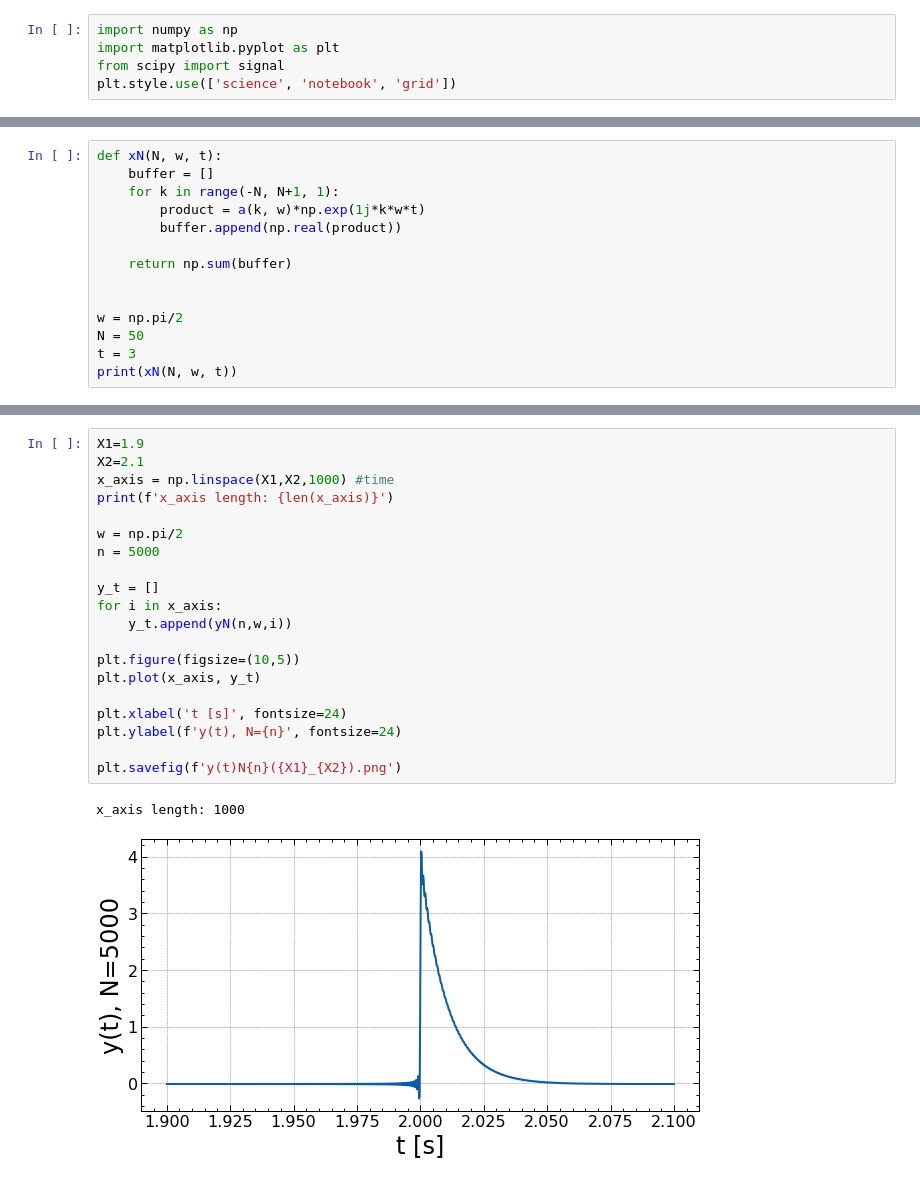
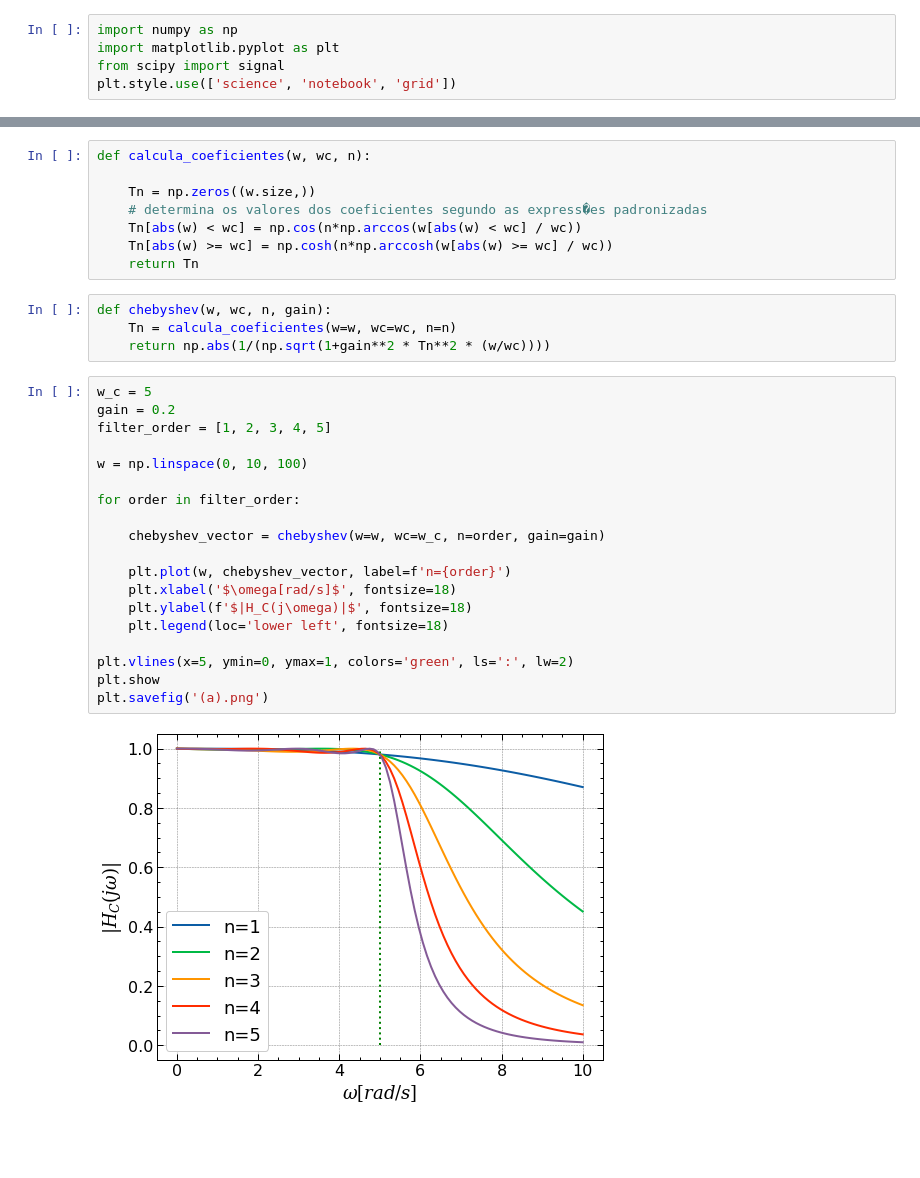
Before and after one commit to vquadrado/EFC3-Analise-de-Sinais, a Jupyter notebook: efc3_225357.ipynb, the cells around one changed output, grey strips where cells are left out. Drawn from its saved outputs; the diff is of its cells as text; blank space fills up the shorter version.

```diff
--- a/efc3_225357.ipynb
+++ b/efc3_225357.ipynb
@@ -23,14 +5,0 @@ a(k)
-# %%
-def xN(N, w, t):
-    buffer = []
-    for k in range(-N, N+1, 1):
-        product = a(k, w)*np.exp(1j*k*w*t)
-        buffer.append(np.real(product))
-
-    return np.sum(buffer)
-
-
-w = np.pi/2
-N = 50
-t = 3
-print(xN(N, w, t))
@@ -238,23 +6,33 @@ x_axis length: 10000
-# %%
-X1=1.9
-X2=2.1
-x_axis = np.linspace(X1,X2,1000) #time
-print(f'x_axis length: {len(x_axis)}')
-
-w = np.pi/2
-n = 5000
-
-y_t = []
-for i in x_axis:
-    y_t.append(yN(n,w,i))
-
-plt.figure(figsize=(10,5))
-plt.plot(x_axis, y_t)
-
-plt.xlabel('t [s]', fontsize=24)
-plt.ylabel(f'y(t), N={n}', fontsize=24)
-
-plt.savefig(f'y(t)N{n}({X1}_{X2}).png')
-# %% [output]
-x_axis length: 1000
-[figure, removed]
+# %%
+def calcula_coeficientes(w, wc, n):
+
+    Tn = np.zeros((w.size,))
+    # determina os valores dos coeficientes segundo as express�es padronizadas
+    Tn[abs(w) < wc] = np.cos(n*np.arccos(w[abs(w) < wc] / wc))
+    Tn[abs(w) >= wc] = np.cosh(n*np.arccosh(w[abs(w) >= wc] / wc))
+    return Tn
+# %%
+def chebyshev(w, wc, n, gain):
+    Tn = calcula_coeficientes(w=w, wc=wc, n=n)
+    return np.abs(1/(np.sqrt(1+gain**2 * Tn**2 * (w/wc))))
+# %%
+w_c = 5
+gain = 0.2
+filter_order = [1, 2, 3, 4, 5]
+
+w = np.linspace(0, 10, 100)
+
+for order in filter_order:
+
+    chebyshev_vector = chebyshev(w=w, wc=w_c, n=order, gain=gain)
+
+    plt.plot(w, chebyshev_vector, label=f'n={order}')
+    plt.xlabel('$\omega[rad/s]$', fontsize=18)
+    plt.ylabel(f'$|H_C(j\omega)|$', fontsize=18)
+    plt.legend(loc='lower left', fontsize=18)
+
+plt.vlines(x=5, ymin=0, ymax=1, colors='green', ls=':', lw=2)
+plt.show
+plt.savefig('(a).png')
+# %% [output]
+[figure, added]
```
Also changed, not shown: parts of 25 cells of this notebook, 14 other files.
